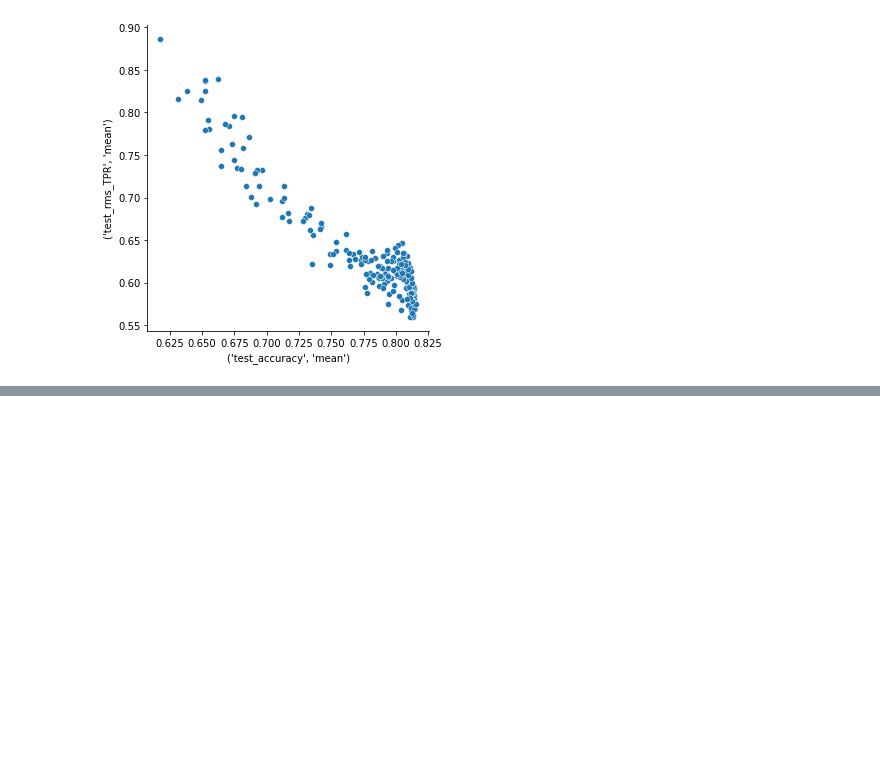
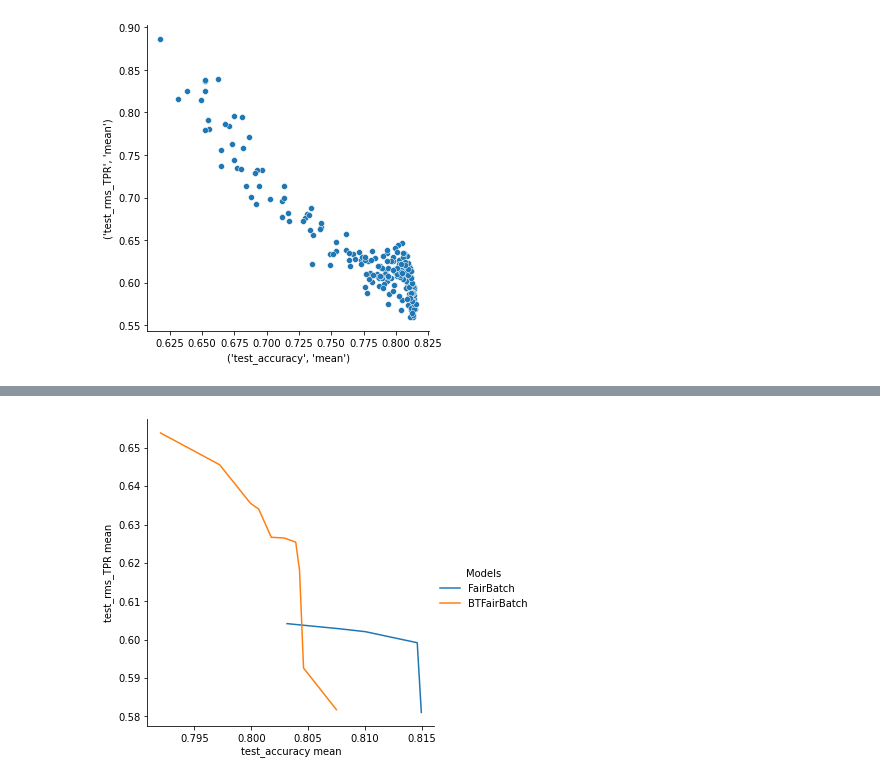
Before and after one commit to Libr-AI/fairlib, a Jupyter notebook: analysis/Bios_both_model_selection.ipynb, the cells around one changed output, grey strips where cells are left out. Cells and saved outputs as stored; diff of their text form; code cells hidden in the pictures; blank space fills up the shorter version.

```diff
--- a/analysis/Bios_both_model_selection.ipynb
+++ b/analysis/Bios_both_model_selection.ipynb
@@ -226,0 +257,12 @@ _final_df = model_comparasion(
+# %%
+_results_dict = {
+    "FairBatch": FairBatch_df,
+    "BTFairBatch": BTFairBatch_df,
+}
+
+_final_df = model_comparasion(
+    results_dict = _results_dict,
+    pareto_selection="test",
+    )
+# %% [output]
+[figure, added]
```
Also changed, not shown: parts of 19 cells of this notebook, 8 other files.
